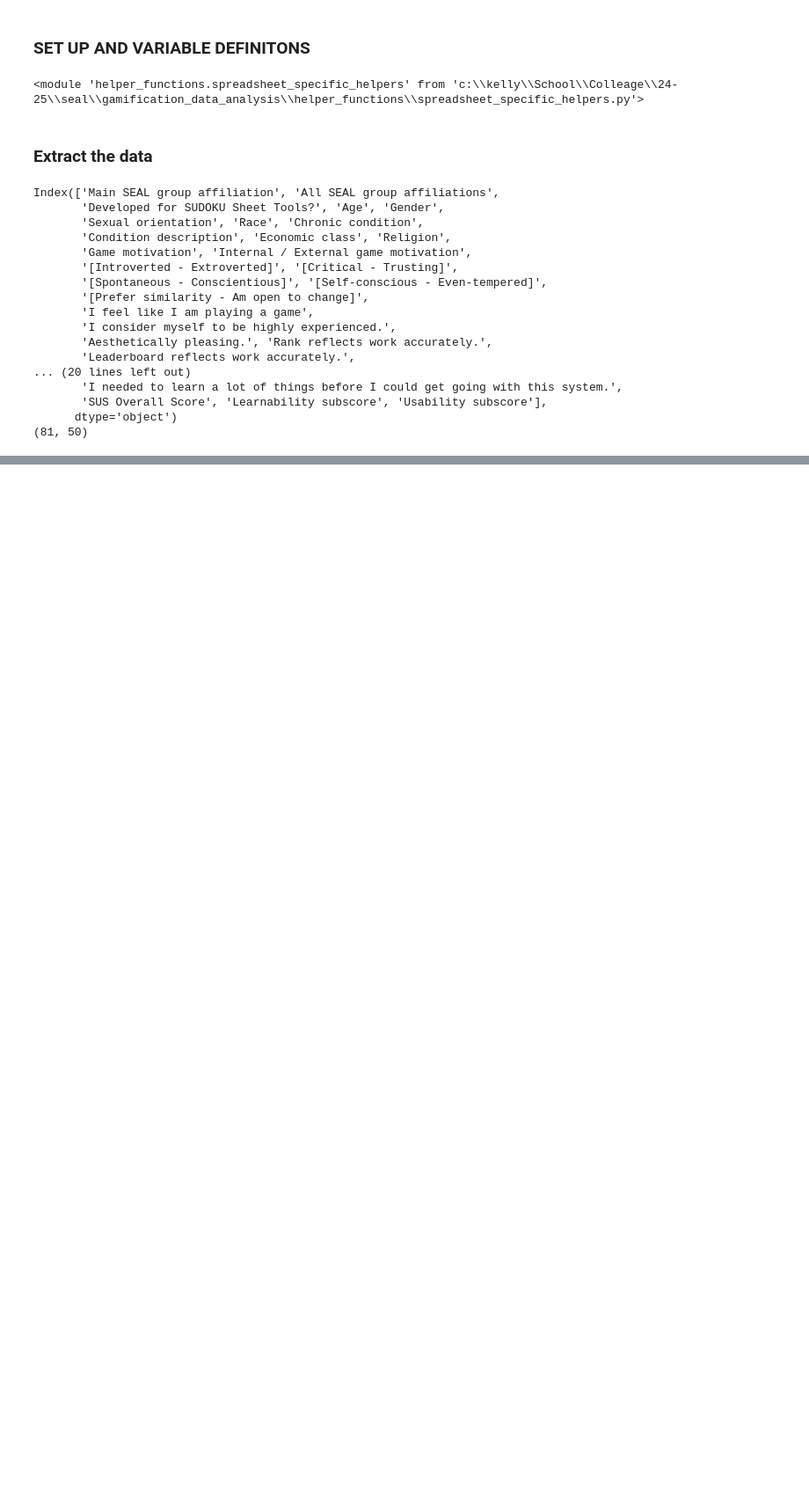
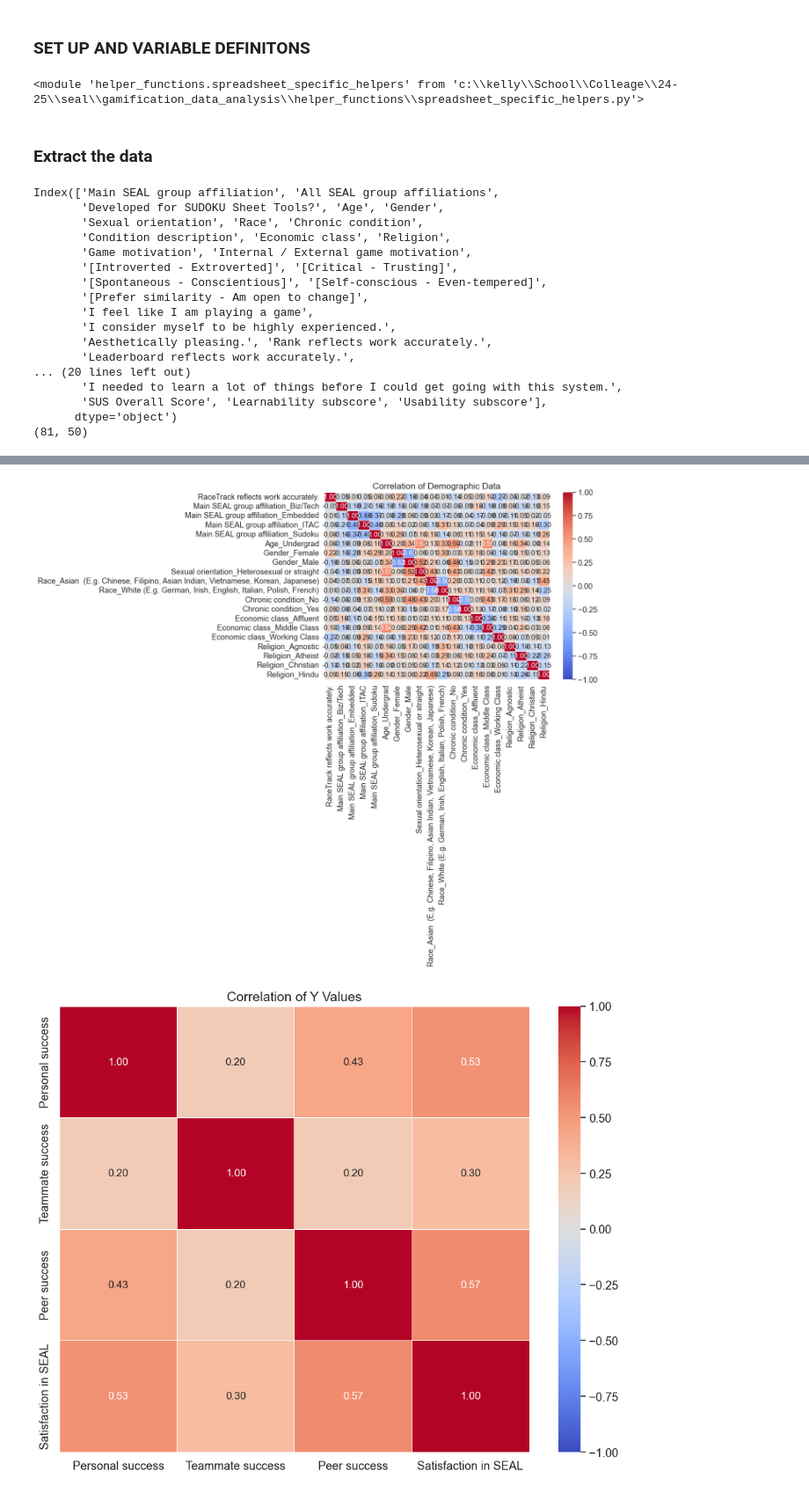
Before and after one commit to blobgoat/gamification_data_analysis, a Jupyter notebook: model.ipynb, the cells around one changed output, grey strips where cells are left out. Shown at 88% size. Saved outputs shown, nothing was run; the diff lists cells and outputs as text; code cells hidden in the pictures; blank space fills up the shorter version.

```diff
--- a/model.ipynb
+++ b/model.ipynb
@@ -224,12 +225,31 @@ def inspect_correlation(data, title):
     #mask = (corr_x.abs() < threshold)
     #mask = mask & ~np.eye(mask.shape[0], dtype=bool)
 
-    column_names =  [col[:5] for col in corr.columns]
-    plt.figure(figsize=(14, 12))
-    sns.heatmap(corr, annot=True, cmap='coolwarm', fmt='.2f', linewidths=0.5, vmin=-1, vmax=1)
-    plt.title(title)
+    column_names =  [col[:2] for col in corr.columns]
+    if (len(column_names) < 6):
+        plt.figure(figsize=(10, 8))
+    else:
+        plt.figure(figsize=(14, 12))
+    sns.heatmap(corr, annot=True, cmap='coolwarm', fmt='.2f', linewidths=0.5, vmin=-1, vmax=1, annot_kws={"size": 12})
+    plt.title(title, fontsize = 15)
     plt.tight_layout()
     plt.show()
+
+def inspect_correlation_separate(x_data, y_data, title):
+    corr_matrix = pd.DataFrame(index = x_data.columns, columns = y_data.columns)
+    for x_col in x_data.columns:
+        for y_col in y_data.columns:
+            corr_matrix.loc[x_col, y_col] = x_data[x_col].corr(y_data[y_col])
+
+    corr_matrix = corr_matrix.astype(float)
+    plt.figure(figsize=(14,12))
+    sns.set(font_scale=1.2)
+    sns.heatmap(corr_matrix, annot=True, cmap='coolwarm', center=0, fmt=".2f", vmin=-1, vmax=1, annot_kws={"size": 16})
+    plt.title(title, fontsize = 25)
+    plt.xlabel("Personality", fontsize = 20)
+    plt.ylabel("Gaming Motivation", fontsize = 20)
+    plt.tight_layout()
+    plt.show()
 # %%
 def plot_multitask_lasso_path(x_train, y_train):
     lasso_cv = MultiTaskLassoCV(alphas=np.logspace(-4, 0, 100), cv=5, random_state=RANDOM_SEED)
@@ -489,0 +512,11 @@ kept 12 ['[Self-conscious - Even-tempered]', 'I consider myself to be highly exp
+# %%
+# see data correlation
+demo_processed = x_data.loc[:, x_data.columns.str.contains('|'.join(X_DEMO_COLS))]
+motivation_processed = x_data.loc[:, x_data.columns.str.contains('|'.join(MOTIVATION_COLS))]
+
+inspect_correlation(demo_processed, "Correlation of Demographic Data")
+inspect_correlation(y_data, "Correlation of Y Values")
+inspect_correlation_separate(motivation_processed, x_data[X_PERSONALITY_COLS[1:]], "Correlation of Gaming Motivation vs Big 5")
+# %% [output]
+[figure, added]
+[figure, added]
```
Also changed, not shown: parts of 7 cells of this notebook.
